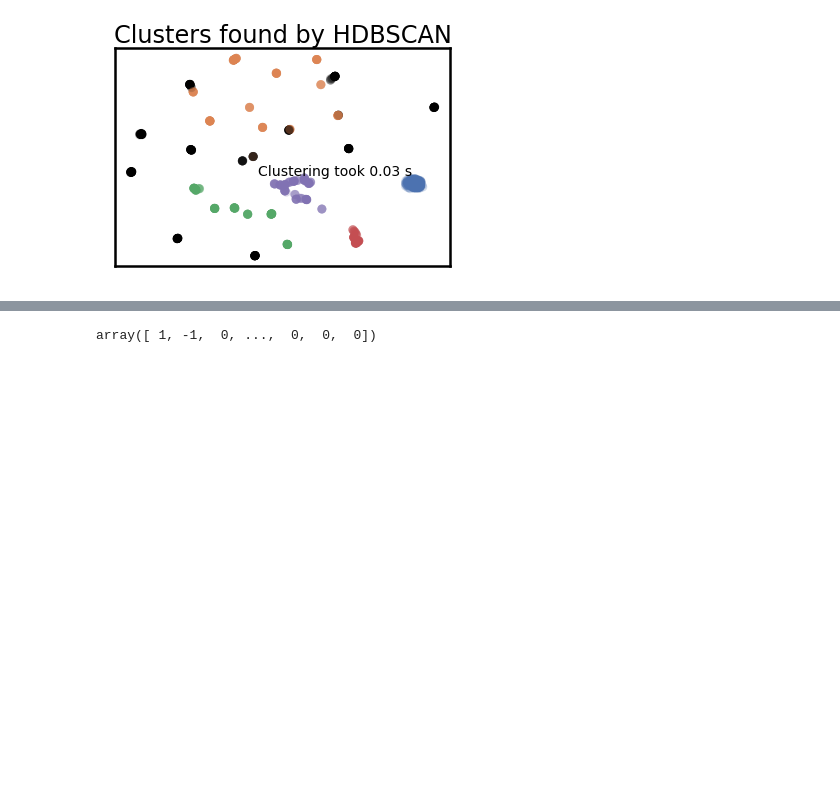
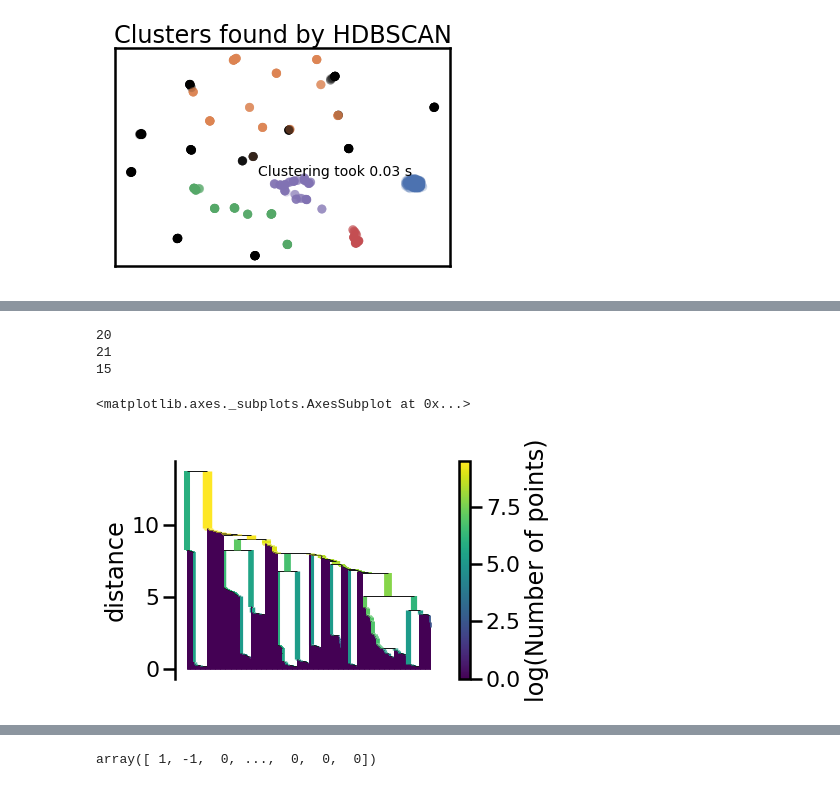
Before and after one commit to langmusi/Predictive-Modeling, a Jupyter notebook: Topic_dbscan.ipynb, the cells around one changed output, grey strips where cells are left out. Cells and saved outputs as stored; diff of their text form; code cells hidden in the pictures; blank space fills up the shorter version.

```diff
--- a/Topic_dbscan.ipynb
+++ b/Topic_dbscan.ipynb
@@ -226 +296,20 @@ clusterer = hdbscan.HDBSCAN(min_cluster_size=50, gen_min_span_tree=True, cluster
+# %%
+print(clusterer.labels_.max())
+
+# Number of clusters in labels, ignoring noise if present.
+n_clusters_ = len(set(clusterer.labels_)) - (1 if -1 in clusterer.labels_ else 0)
+print(n_clusters_)
+
+n_noise_ = list(clusterer.labels_).count(-1)
+print(n_noise_)
+# %% [output]
+20
+21
+15
+# %%
+# building cluster hierarchy
+clusterer.single_linkage_tree_.plot(cmap='viridis', colorbar=True)
+# %% [output]
+<matplotlib.axes._subplots.AxesSubplot at 0x...>
+[figure, added]
 # %%
```
Also changed, not shown: parts of 37 cells of this notebook.
